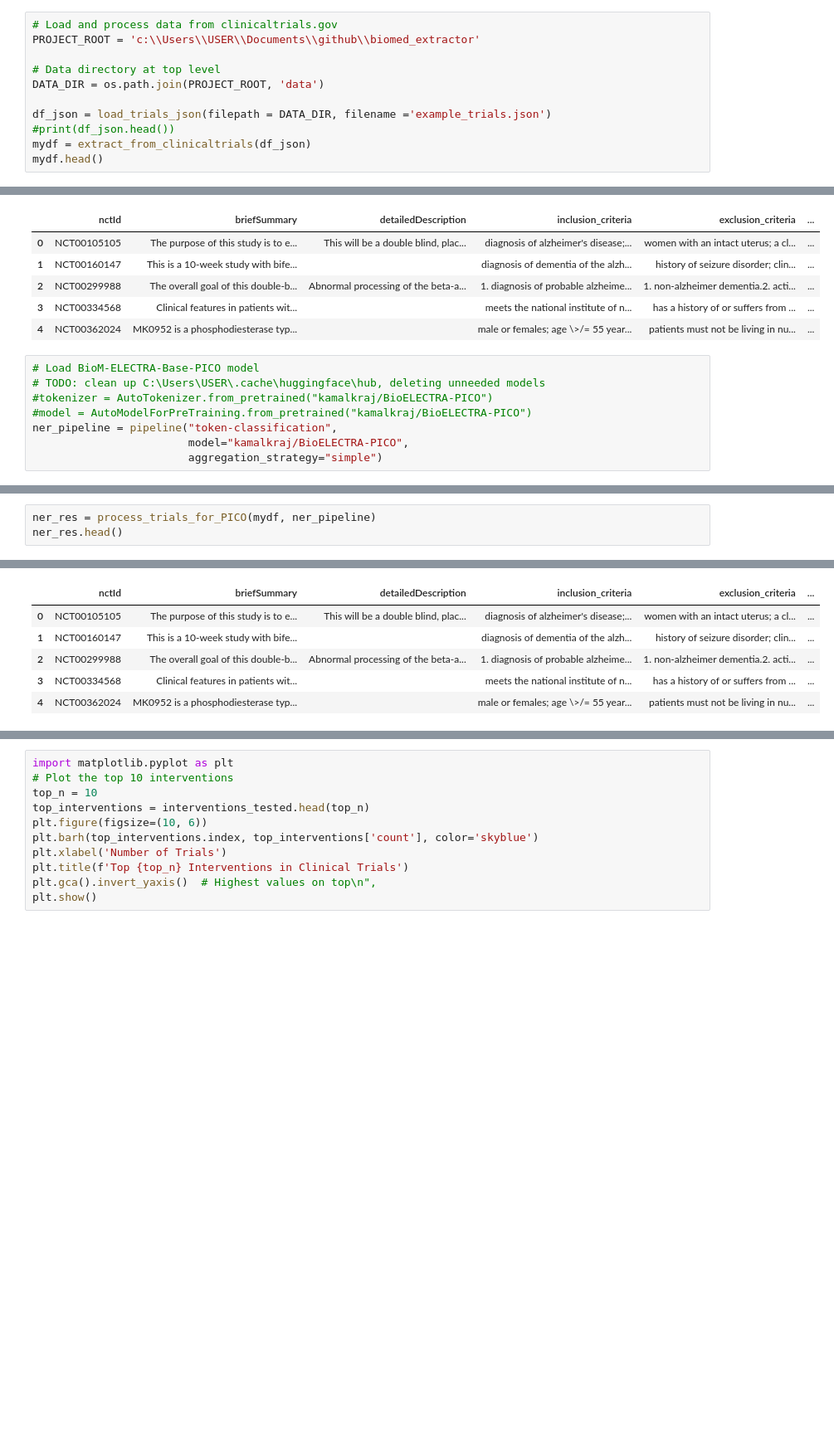
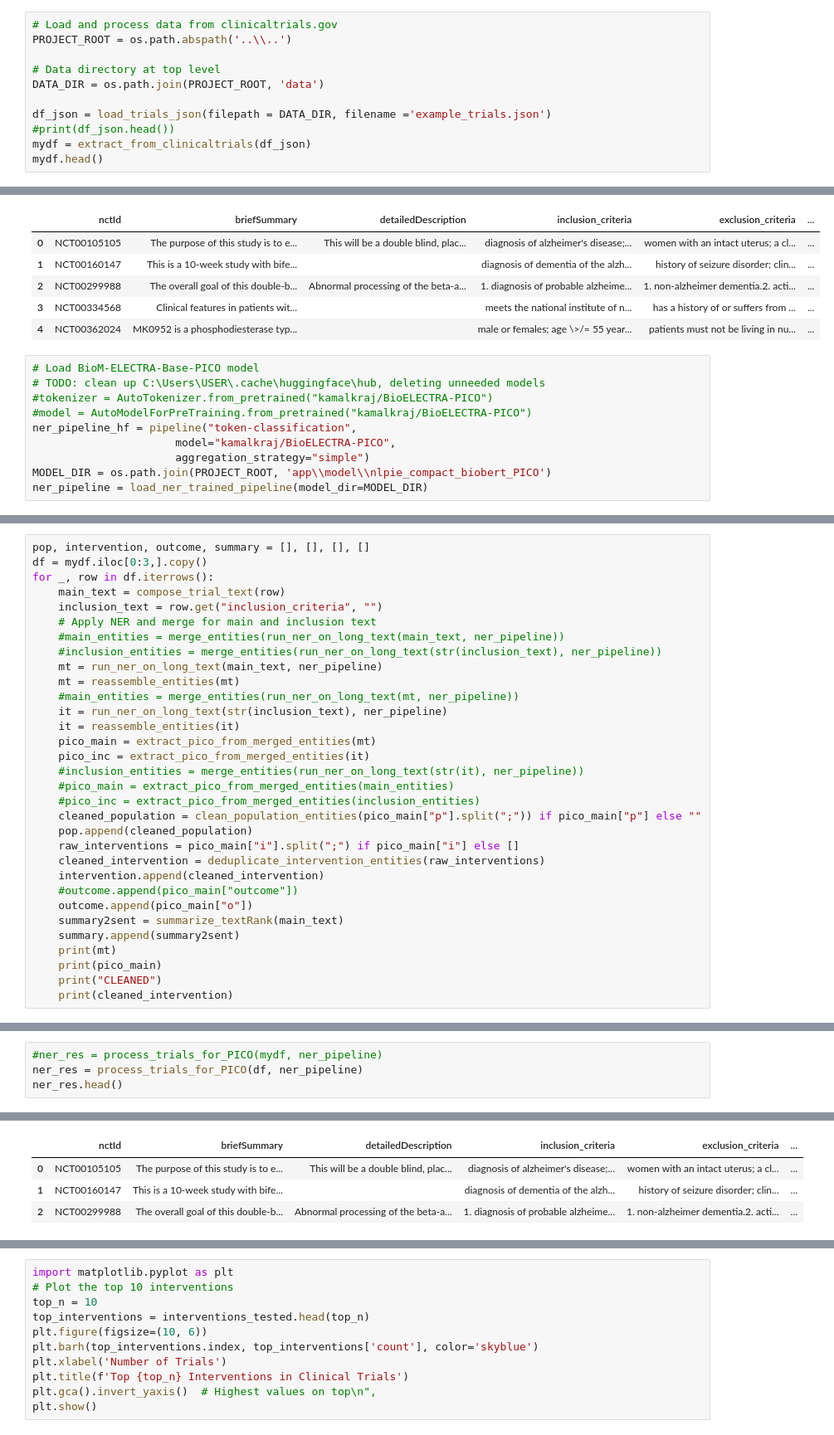
Before and after one commit to ElenJ/biomed-extractor, a Jupyter notebook: app/nlp/demo_inference.ipynb, the cells around one changed output, grey strips where cells are left out. Shown at 83% size. Drawn from its saved outputs; the diff is of its cells as text; blank space fills up the shorter version.

Commit message:
fixed bugs in avaulation script and compared self-finetuned models with each other

```diff
--- a/app/nlp/demo_inference.ipynb
+++ b/app/nlp/demo_inference.ipynb
@@ -16,7 +17,7 @@ from app.nlp.evaluate_model import elements_from_cell, substring_partial_overlap
 from rouge_score import rouge_scorer # library for ROUGE score calculation
 # %%
 # Load and process data from clinicaltrials.gov
-PROJECT_ROOT = 'c:\\Users\\USER\\Documents\\github\\biomed_extractor'
+PROJECT_ROOT = os.path.abspath('..\\..')
 
 # Data directory at top level
 DATA_DIR = os.path.join(PROJECT_ROOT, 'data')
@@ -38,8 +39,10 @@ Loaded 100 records from example_trials.json
 # TODO: clean up C:\Users\USER\.cache\huggingface\hub, deleting unneeded models
 #tokenizer = AutoTokenizer.from_pretrained("kamalkraj/BioELECTRA-PICO")
 #model = AutoModelForPreTraining.from_pretrained("kamalkraj/BioELECTRA-PICO")
-ner_pipeline = pipeline("token-classification",
-                        model="kamalkraj/BioELECTRA-PICO",
-                        aggregation_strategy="simple")
+ner_pipeline_hf = pipeline("token-classification",
+                      model="kamalkraj/BioELECTRA-PICO",
+                      aggregation_strategy="simple")
+MODEL_DIR = os.path.join(PROJECT_ROOT, 'app\\model\\nlpie_compact_biobert_PICO')
+ner_pipeline = load_ner_trained_pipeline(model_dir=MODEL_DIR)
 # %% [output]
 Device set to use cpu
@@ -45,0 +141,32 @@ Device set to use cpu
+# %%
+pop, intervention, outcome, summary = [], [], [], []
+df = mydf.iloc[0:3,].copy()
+for _, row in df.iterrows():
+    main_text = compose_trial_text(row)
+    inclusion_text = row.get("inclusion_criteria", "")
+    # Apply NER and merge for main and inclusion text
+    #main_entities = merge_entities(run_ner_on_long_text(main_text, ner_pipeline))
+    #inclusion_entities = merge_entities(run_ner_on_long_text(str(inclusion_text), ner_pipeline))
+    mt = run_ner_on_long_text(main_text, ner_pipeline)
+    mt = reassemble_entities(mt)
+    #main_entities = merge_entities(run_ner_on_long_text(mt, ner_pipeline))
+    it = run_ner_on_long_text(str(inclusion_text), ner_pipeline)
+    it = reassemble_entities(it)
+    pico_main = extract_pico_from_merged_entities(mt)
+    pico_inc = extract_pico_from_merged_entities(it)
+    #inclusion_entities = merge_entities(run_ner_on_long_text(str(it), ner_pipeline))
+    #pico_main = extract_pico_from_merged_entities(main_entities)
+    #pico_inc = extract_pico_from_merged_entities(inclusion_entities)
+    cleaned_population = clean_population_entities(pico_main["p"].split(";")) if pico_main["p"] else ""
+    pop.append(cleaned_population)
+    raw_interventions = pico_main["i"].split(";") if pico_main["i"] else []
+    cleaned_intervention = deduplicate_intervention_entities(raw_interventions)
+    intervention.append(cleaned_intervention)
+    #outcome.append(pico_main["outcome"])
+    outcome.append(pico_main["o"])
+    summary2sent = summarize_textRank(main_text)
+    summary.append(summary2sent)
+    print(mt)
+    print(pico_main)
+    print("CLEANED")
+    print(cleaned_intervention)
@@ -46,4 +186,5 @@ Device set to use cpu
 # %%
-ner_res = process_trials_for_PICO(mydf, ner_pipeline)
+#ner_res = process_trials_for_PICO(mydf, ner_pipeline)
+ner_res = process_trials_for_PICO(df, ner_pipeline)
 ner_res.head()
 # %% [output]
@@ -51,9 +191,7 @@ Asking to truncate to max_length but no maximum length is provided and the model
 |  | nctId | briefSummary | detailedDescription | inclusion_criteria | exclusion_criteria | ... |
 | 0 | NCT00105105 | The purpose of this study is to e... | This will be a double blind, plac... | diagnosis of alzheimer's disease;... | women with an intact uterus; a cl... | ... |
 | 1 | NCT00160147 | This is a 10-week study with bife... |  | diagnosis of dementia of the alzh... | history of seizure disorder; clin... | ... |
 | 2 | NCT00299988 | The overall goal of this double-b... | Abnormal processing of the beta-a... | 1. diagnosis of probable alzheime... | 1. non-alzheimer dementia.2. acti... | ... |
-| 3 | NCT00334568 | Clinical features in patients wit... |  | meets the national institute of n... | has a history of or suffers from ... | ... |
-| 4 | NCT00362024 | MK0952 is a phosphodiesterase typ... |  | male or females; age \>/= 55 year... | patients must not be living in nu... | ... |
 # %%
 # small overview on results\n",
 import pandas as pd
```
Also changed, not shown: parts of 10 cells of this notebook, 3 other files.
